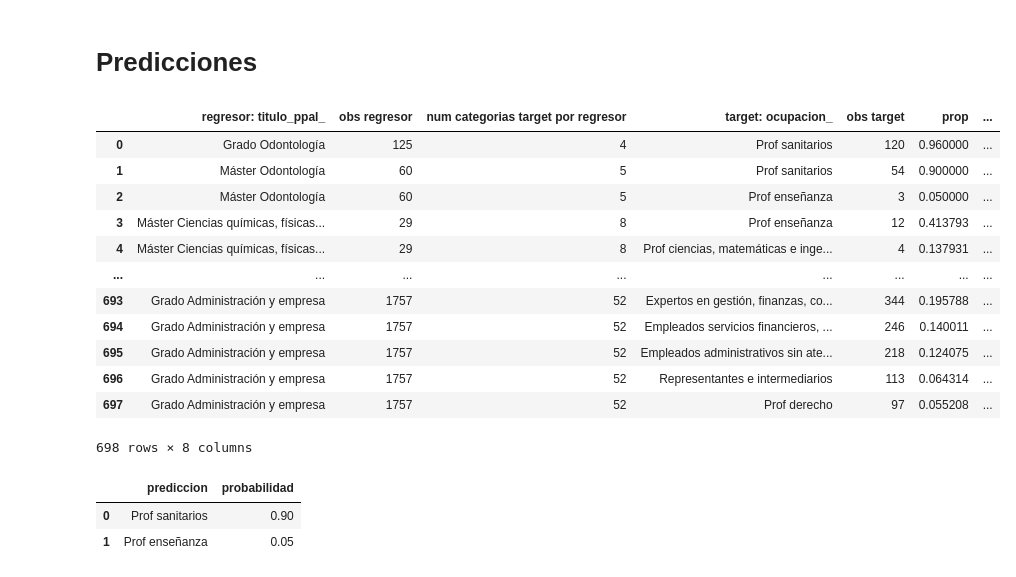
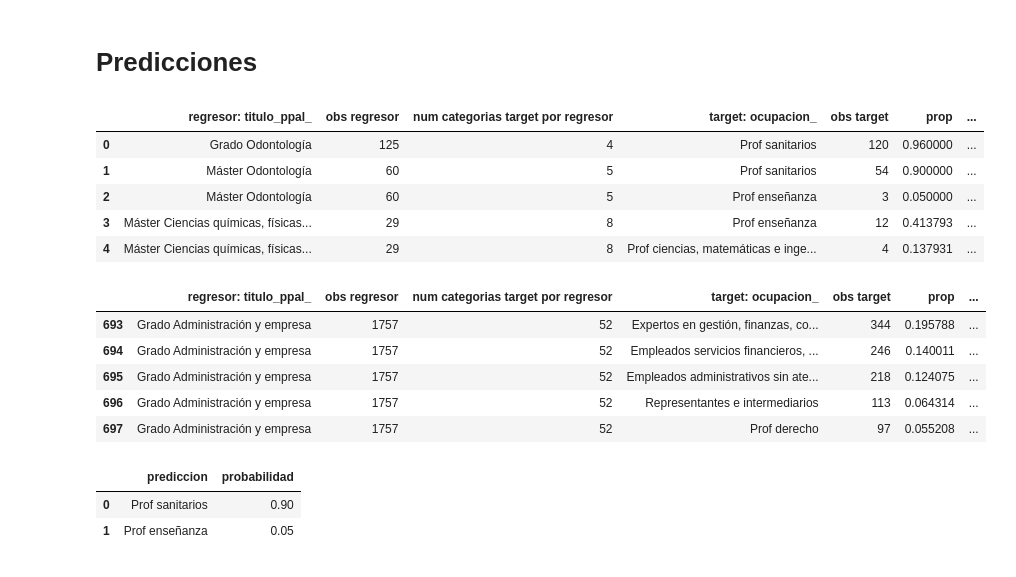
Before and after one commit to bdeotto/KSchool_TFM, a Jupyter notebook: naive_benchmark.ipynb, the cells around one changed output. Cells and saved outputs as stored; diff of their text form; code cells hidden in the pictures.

```diff
--- a/naive_benchmark.ipynb
+++ b/naive_benchmark.ipynb
@@ -473,21 +462,23 @@ def naive_prediccion(clasificador,valor_regresor):
     return prd
 # %%
 # Fit en train:
-naive_train_5_05=naive_fit(data=df_train,regresor='titulo_ppal_',target='ocupacion_',max_rank=5,min_prop=0.05)
-naive_train_5_05
+naive_5_05_train=naive_fit(data=df_train,regresor='titulo_ppal_',target='ocupacion_',max_rank=5,min_prop=0.05)
+naive_5_05_train.head()
 # %% [output]
 |  | regresor: titulo_ppal_ | obs regresor | num categorias target por regresor | target: ocupacion_ | obs target | prop | ... |
 | 0 | Grado Odontología | 125 | 4 | Prof sanitarios | 120 | 0.960000 | ... |
 | 1 | Máster Odontología | 60 | 5 | Prof sanitarios | 54 | 0.900000 | ... |
 | 2 | Máster Odontología | 60 | 5 | Prof enseñanza | 3 | 0.050000 | ... |
 | 3 | Máster Ciencias químicas, físicas... | 29 | 8 | Prof enseñanza | 12 | 0.413793 | ... |
 | 4 | Máster Ciencias químicas, físicas... | 29 | 8 | Prof ciencias, matemáticas e inge... | 4 | 0.137931 | ... |
-| ... | ... | ... | ... | ... | ... | ... | ... |
-| 693 | Grado Administración y empresa | 1757 | 52 | Expertos en gestión, finanzas, co... | 344 | 0.195788 | ... |
-| 694 | Grado Administración y empresa | 1757 | 52 | Empleados servicios financieros, ... | 246 | 0.140011 | ... |
-| 695 | Grado Administración y empresa | 1757 | 52 | Empleados administrativos sin ate... | 218 | 0.124075 | ... |
-| 696 | Grado Administración y empresa | 1757 | 52 | Representantes e intermediarios | 113 | 0.064314 | ... |
-| 697 | Grado Administración y empresa | 1757 | 52 | Prof derecho | 97 | 0.055208 | ... |
-698 rows × 8 columns
+# %%
+naive_5_05_train.tail()
+# %% [output]
+|  | regresor: titulo_ppal_ | obs regresor | num categorias target por regresor | target: ocupacion_ | obs target | prop | ... |
+| 693 | Grado Administración y empresa | 1757 | 52 | Expertos en gestión, finanzas, co... | 344 | 0.195788 | ... |
+| 694 | Grado Administración y empresa | 1757 | 52 | Empleados servicios financieros, ... | 246 | 0.140011 | ... |
+| 695 | Grado Administración y empresa | 1757 | 52 | Empleados administrativos sin ate... | 218 | 0.124075 | ... |
+| 696 | Grado Administración y empresa | 1757 | 52 | Representantes e intermediarios | 113 | 0.064314 | ... |
+| 697 | Grado Administración y empresa | 1757 | 52 | Prof derecho | 97 | 0.055208 | ... |
 # %%
 # Inspección:
```
Also changed, not shown: parts of 52 cells of this notebook.
